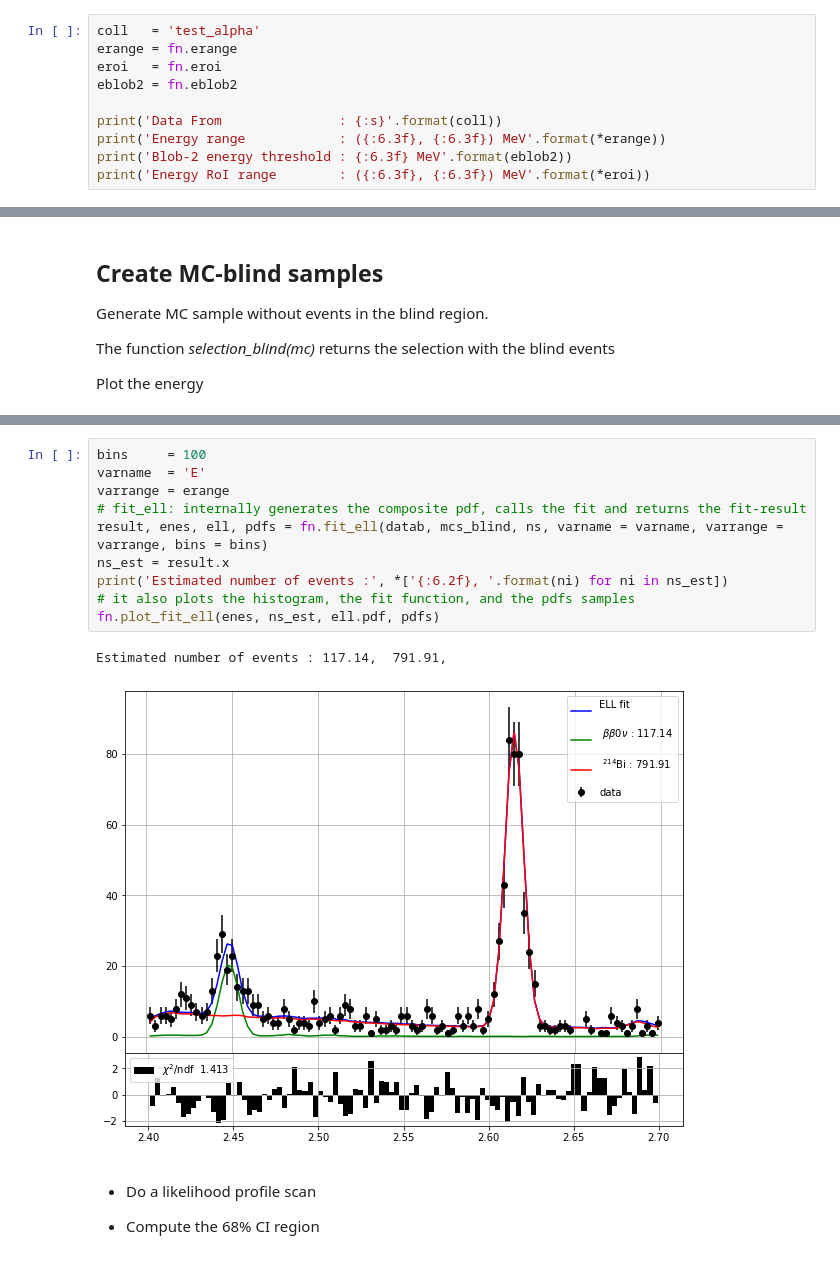
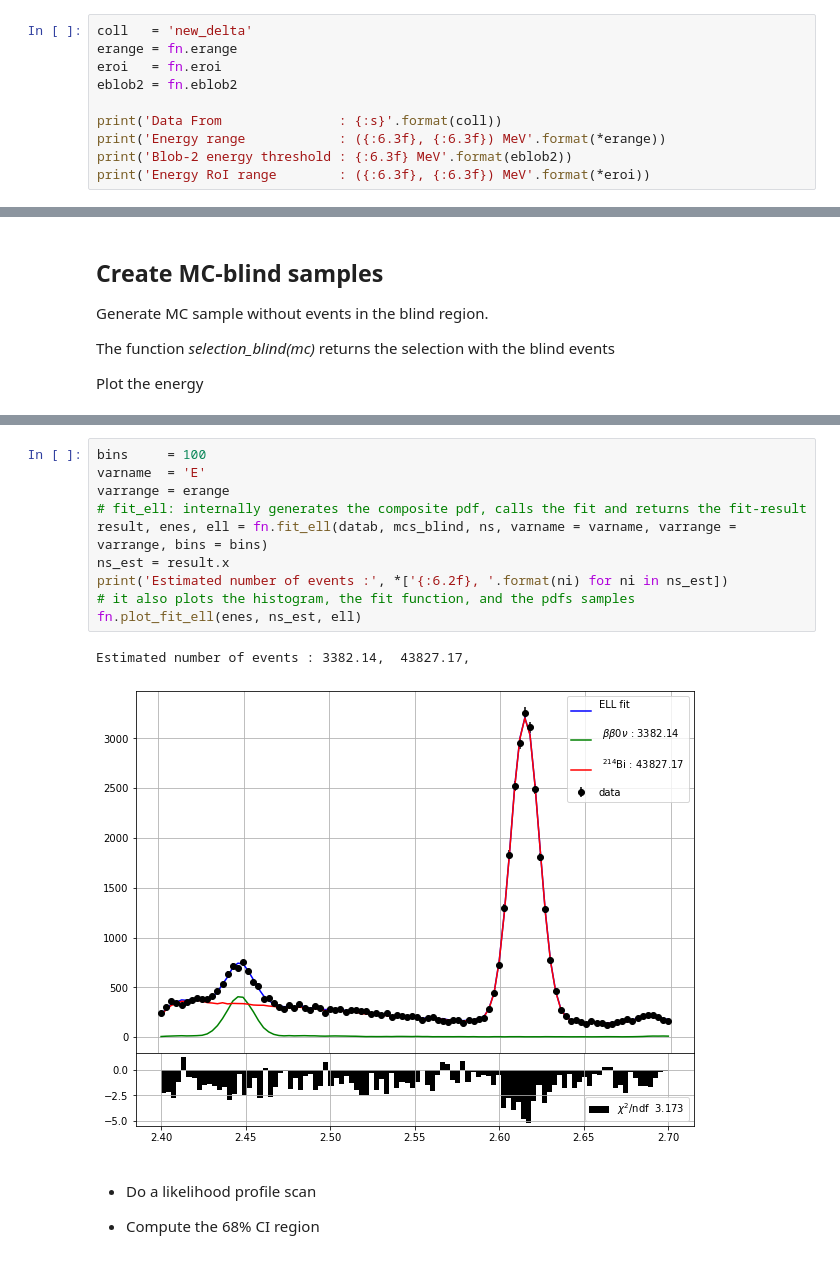
Before and after one commit to jahernando/USC-Fanal, a Jupyter notebook: NB/guide/fanal_bkg_uncertanties.ipynb, the cells around one changed output, grey strips where cells are left out. Saved outputs shown, nothing was run; the diff lists cells and outputs as text.

```diff
--- a/NB/guide/fanal_bkg_uncertanties.ipynb
+++ b/NB/guide/fanal_bkg_uncertanties.ipynb
@@ -62,7 +62,7 @@ pltext.style()
 # %% [markdown]
 ## Main Parameters
 # %%
-coll   = 'test_alpha'
+coll   = 'new_delta'
 erange = fn.erange
 eroi   = fn.eroi
 eblob2 = fn.eblob2
@@ -146,16 +147,16 @@ Number of blind events [963.430, 2029.508]
 # %%
 bins     = 100
 varname  = 'E'
 varrange = erange
 # fit_ell: internally generates the composite pdf, calls the fit and returns the fit-result
-result, enes, ell, pdfs = fn.fit_ell(datab, mcs_blind, ns, varname = varname, varrange = varrange, bins = bins)
+result, enes, ell = fn.fit_ell(datab, mcs_blind, ns, varname = varname, varrange = varrange, bins = bins)
 ns_est = result.x
 print('Estimated number of events :', *['{:6.2f}, '.format(ni) for ni in ns_est])
 # it also plots the histogram, the fit function, and the pdfs samples
-fn.plot_fit_ell(enes, ns_est, ell.pdf, pdfs)
+fn.plot_fit_ell(enes, ns_est, ell)
 # %% [output]
-Estimated number of events : 117.14,  791.91,
+Estimated number of events : 3382.14,  43827.17,
-[figure, old version]
+[figure, new version]
 # %% [markdown]
   * Do a likelihood profile scan
 
```
Also changed, not shown: parts of 10 cells of this notebook, 8 other files.
